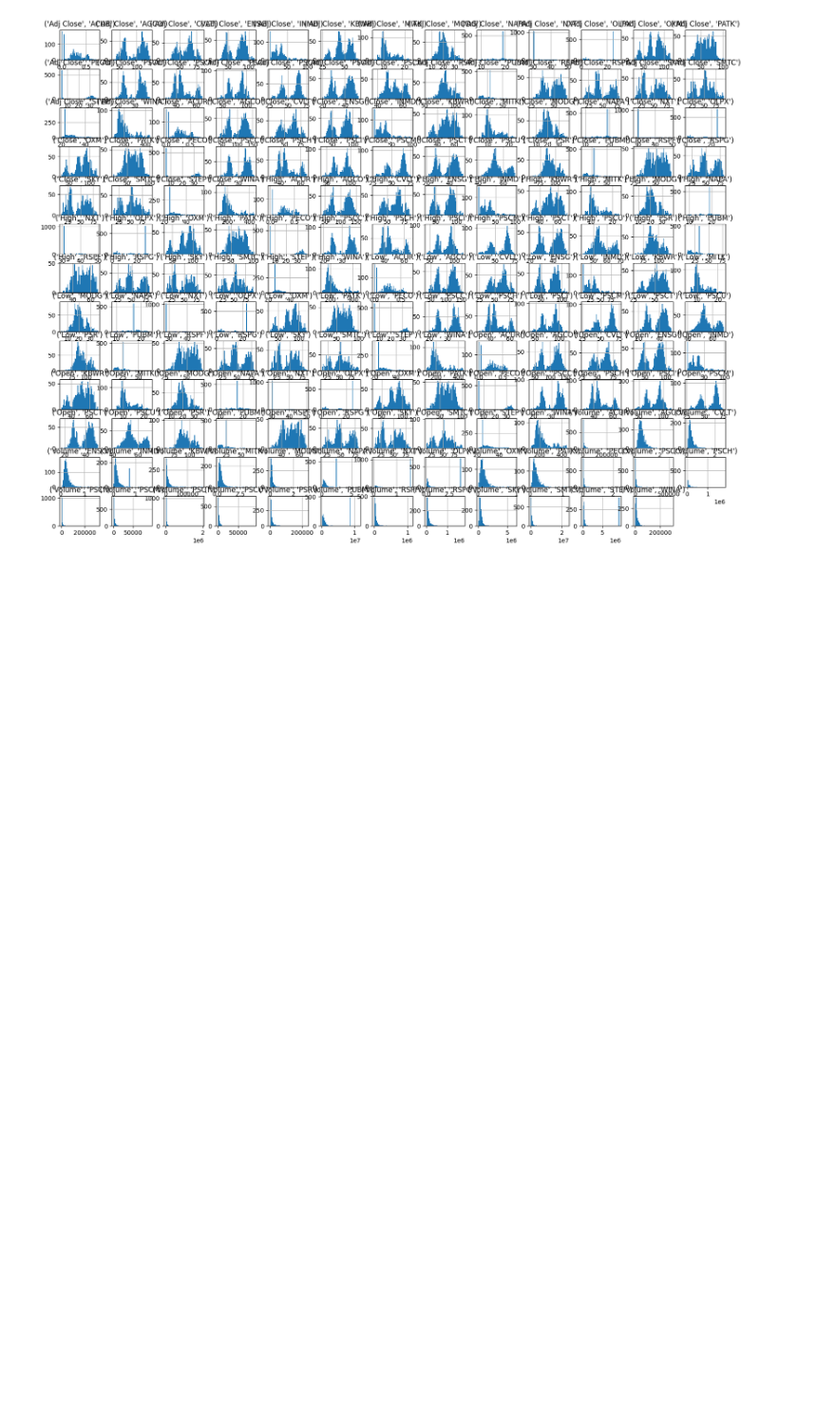
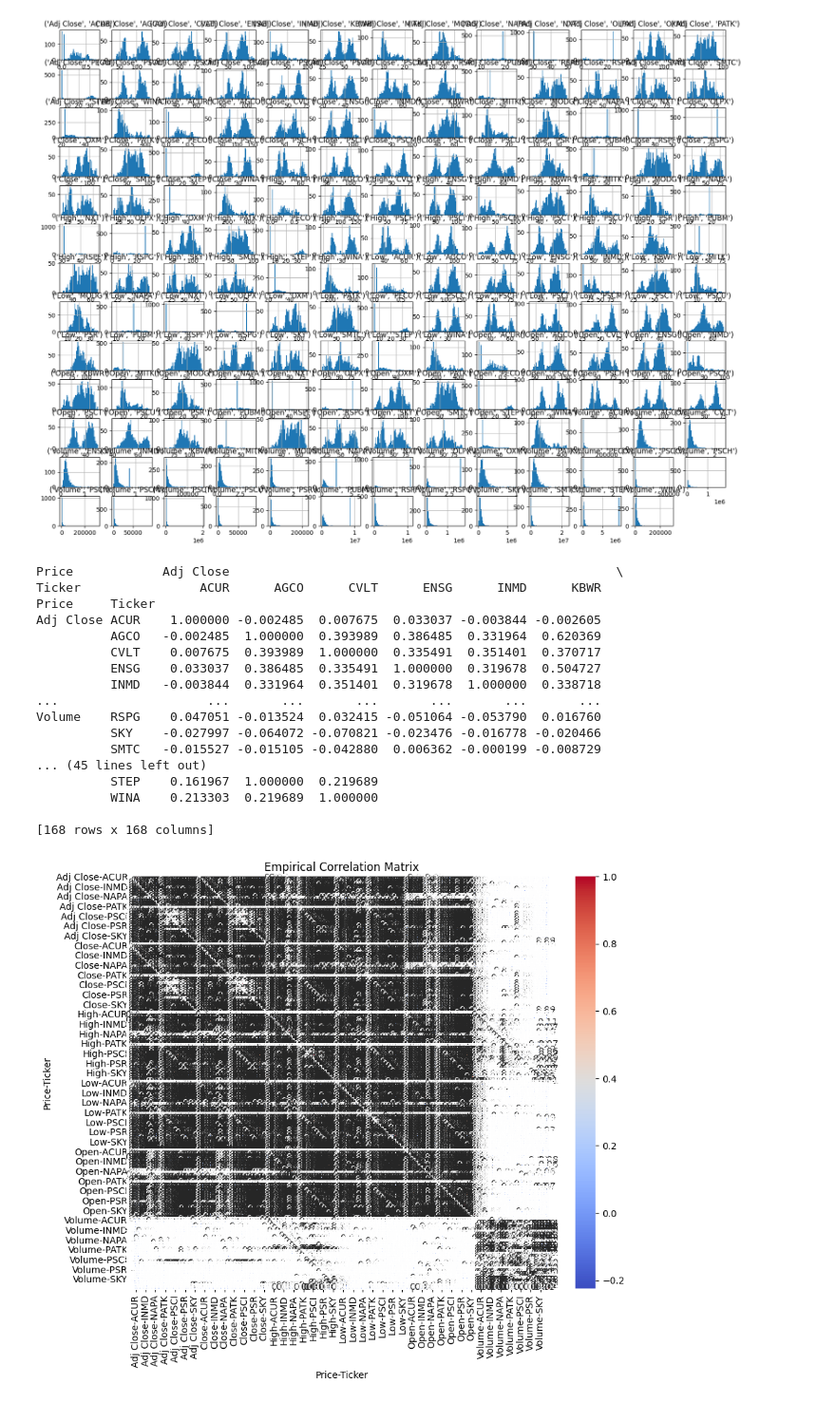
Before and after one commit to moumit-b/BUFC_MPT-RMT, a Jupyter notebook: dataStats.ipynb, the cells around one changed output. Shown at 95% size. Drawn from its saved outputs; the diff is of its cells as text; code cells hidden in the pictures; blank space fills up the shorter version.

Commit message:
added correlation matrix

```diff
--- a/dataStats.ipynb
+++ b/dataStats.ipynb
@@ -82,3 +137,33 @@ data.hist(bins=50, figsize=(20,15))
 plt.show()
 # %% [output]
 [figure]
+# %%
+correlation_matrix = log_returns.corr()
+
+# Display the correlation matrix
+print(correlation_matrix)
+
+
+plt.figure(figsize=(10, 8))
+sns.heatmap(correlation_matrix, annot=True, cmap='coolwarm', fmt=".2f")
+plt.title('Empirical Correlation Matrix')
+plt.show()
+# %% [output]
+Price            Adj Close                                                    \
+Ticker                ACUR      AGCO      CVLT      ENSG      INMD      KBWR
+Price     Ticker
+Adj Close ACUR    1.000000 -0.002485  0.007675  0.033037 -0.003844 -0.002605
+          AGCO   -0.002485  1.000000  0.393989  0.386485  0.331964  0.620369
+          CVLT    0.007675  0.393989  1.000000  0.335491  0.351401  0.370717
+          ENSG    0.033037  0.386485  0.335491  1.000000  0.319678  0.504727
+          INMD   -0.003844  0.331964  0.351401  0.319678  1.000000  0.338718
+...                    ...       ...       ...       ...       ...       ...
+Volume    RSPG    0.047051 -0.013524  0.032415 -0.051064 -0.053790  0.016760
+          SKY    -0.027997 -0.064072 -0.070821 -0.023476 -0.016778 -0.020466
+          SMTC   -0.015527 -0.015105 -0.042880  0.006362 -0.000199 -0.008729
+... (45 lines left out)
+          STEP    0.161967  1.000000  0.219689
+          WINA    0.213303  0.219689  1.000000
+
+[168 rows x 168 columns]
+[figure, added]
```
Also changed, not shown: parts of 4 cells of this notebook.
